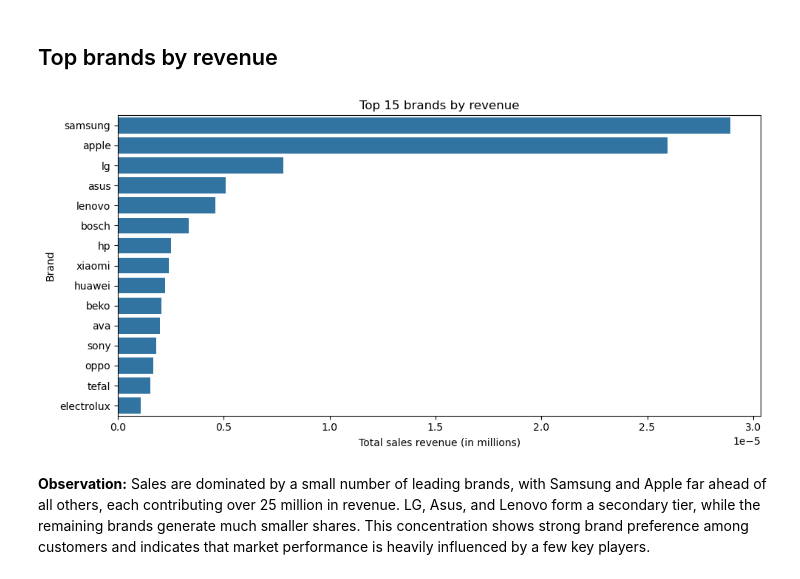
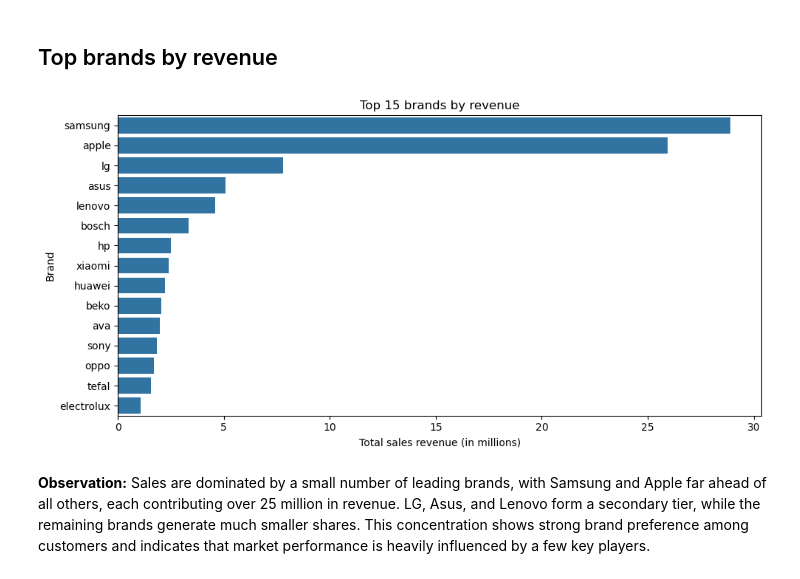
Before and after one commit to ayan978/Customer-Retention-Analysis-and-RFM-Segmentation-in-E-commerce, a Jupyter notebook: notebooks/customer_retention_rfm_segmentation.ipynb, the cells around one changed output. Drawn from its saved outputs; the diff is of its cells as text; code cells hidden in the pictures.

```diff
--- a/notebooks/customer_retention_rfm_segmentation.ipynb
+++ b/notebooks/customer_retention_rfm_segmentation.ipynb
@@ -486,26 +478,23 @@ plt.show()
 ## Top brands by revenue
 # %%
 ## Top 15 brands by revenue (in millions)
-brand_rev = (
+brand_rev_m = (
     df_uid[df_uid["brand"] != "unknown"]
-      .groupby("brand")["price"]
-      .sum()
-      .sort_values(ascending=False)
-      .head(15) / 1e6
+    .groupby("brand")["price"]
+    .sum()
+    .sort_values(ascending=False)
+    .head(15) / 1e6
 )
-
-
-brand_rev_m = brand_rev / 1e6  # scale to millions
 
 plt.figure(figsize=(10,5))
 sns.barplot(x=brand_rev_m.values, y=brand_rev_m.index)
 plt.xlabel("Total sales revenue (in millions)")
 plt.ylabel("Brand")
 plt.title("Top 15 brands by revenue")
 plt.tight_layout()
 plt.show()
 # %% [output]
-[figure, old version]
+[figure, new version]
 # %% [markdown]
 **Observation:** Sales are dominated by a small number of leading brands, with Samsung and Apple far ahead of all others, each contributing over 25 million in revenue. LG, Asus, and Lenovo form a secondary tier, while the remaining brands generate much smaller shares. This concentration shows strong brand preference among customers and indicates that market performance is heavily influenced by a few key players.
 # %% [markdown]
```
Also changed, not shown: parts of 19 cells of this notebook, 1 other file.
